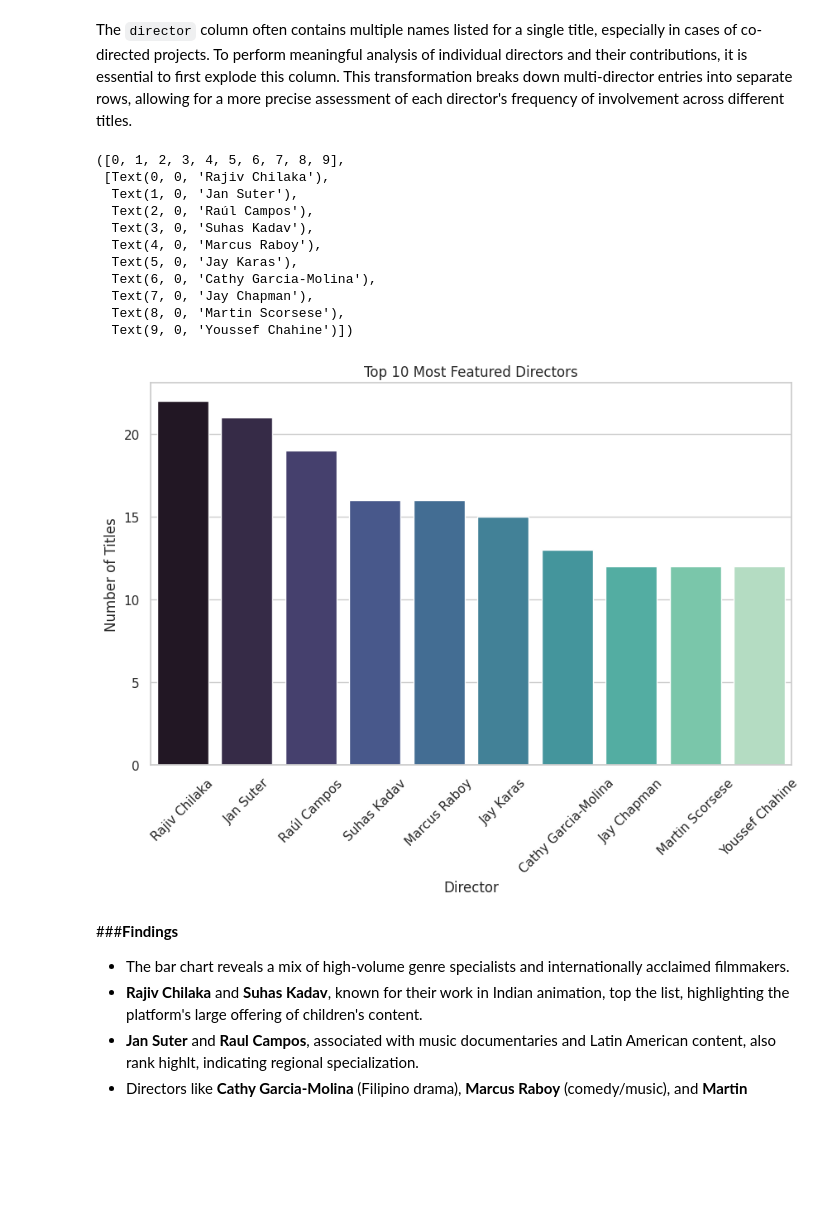
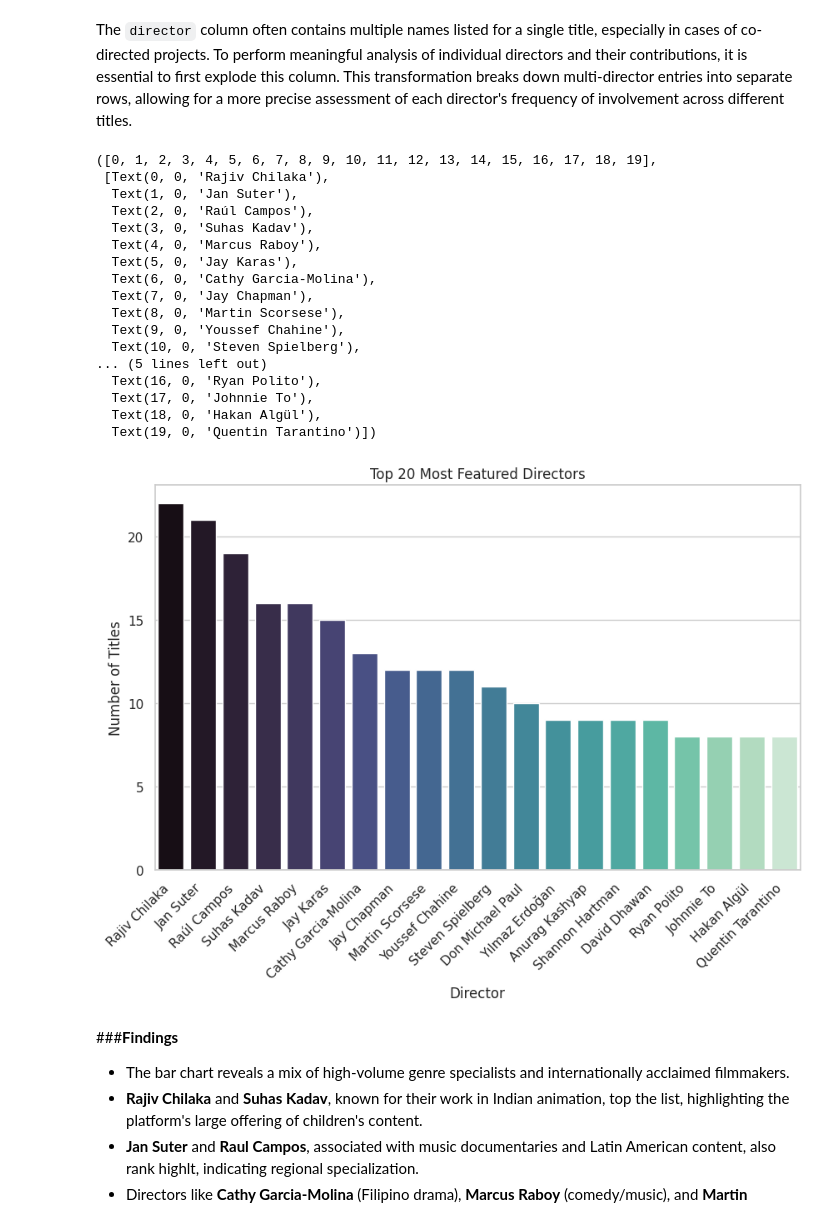
Before and after one commit to StacyChebet/Netflix-EDA, a Jupyter notebook: Netflix_Exploratory_Data_Analysis.ipynb, the cells around one changed output. Drawn from its saved outputs; the diff is of its cells as text; code cells hidden in the pictures; blank space fills up the shorter version.

```diff
--- a/Netflix_Exploratory_Data_Analysis.ipynb
+++ b/Netflix_Exploratory_Data_Analysis.ipynb
@@ -622,41 +629,47 @@ The `director` column often contains multiple names listed for a single title, e
 # %%
 #Making a copy of the original df
 df_exploded_director = df.copy()
 
 #Filtering out rows where director is 'Unknown'
 df_exploded_director = df_exploded_director[df_exploded_director['director'].str.strip().str.lower() != 'unknown']
 
 #Splitting 'director'by comma, handling NaNs
 df_exploded_director['director'] = df_exploded_director['director'].dropna().str.split(', ')
 
 #Exploding director
 director_exploded = df_exploded_director.explode('director')
 
-#Getting the top 10 most frequent director members
-top_10_director = director_exploded['director'].value_counts().head(10)
+#Getting the top 20 most frequent director members
+top_20_director = director_exploded['director'].value_counts().head(20)
 
 #Converting the series to a DataFrame for plotting
-top_10_director_df = top_10_director.reset_index()
-top_10_director_df.columns = ['Director', 'Number of Titles']
+top_20_director_df = top_20_director.reset_index()
+top_20_director_df.columns = ['Director', 'Number of Titles']
 
 #Creating a bar plot
 plt.figure(figsize=(10,6))
-sns.barplot(x='Director', y='Number of Titles', hue='Director', data=top_10_director_df, palette='mako')
-plt.title('Top 10 Most Featured Directors')
-plt.xticks(rotation=45)
+sns.barplot(x='Director', y='Number of Titles', hue='Director', data=top_20_director_df, palette='mako')
+plt.title('Top 20 Most Featured Directors')
+plt.xticks(rotation=45, ha='right')
 # %% [output]
-([0, 1, 2, 3, 4, 5, 6, 7, 8, 9],
+([0, 1, 2, 3, 4, 5, 6, 7, 8, 9, 10, 11, 12, 13, 14, 15, 16, 17, 18, 19],
  [Text(0, 0, 'Rajiv Chilaka'),
   Text(1, 0, 'Jan Suter'),
   Text(2, 0, 'Raúl Campos'),
   Text(3, 0, 'Suhas Kadav'),
   Text(4, 0, 'Marcus Raboy'),
   Text(5, 0, 'Jay Karas'),
   Text(6, 0, 'Cathy Garcia-Molina'),
   Text(7, 0, 'Jay Chapman'),
   Text(8, 0, 'Martin Scorsese'),
-  Text(9, 0, 'Youssef Chahine')])
+  Text(9, 0, 'Youssef Chahine'),
+  Text(10, 0, 'Steven Spielberg'),
+... (5 lines left out)
+  Text(16, 0, 'Ryan Polito'),
+  Text(17, 0, 'Johnnie To'),
+  Text(18, 0, 'Hakan Algül'),
+  Text(19, 0, 'Quentin Tarantino')])
-[figure, old version]
+[figure, new version]
 # %% [markdown]
 ###**Findings**
 - The bar chart reveals a mix of high-volume genre specialists and internationally acclaimed filmmakers.
```
Also changed, not shown: parts of 35 cells of this notebook.
